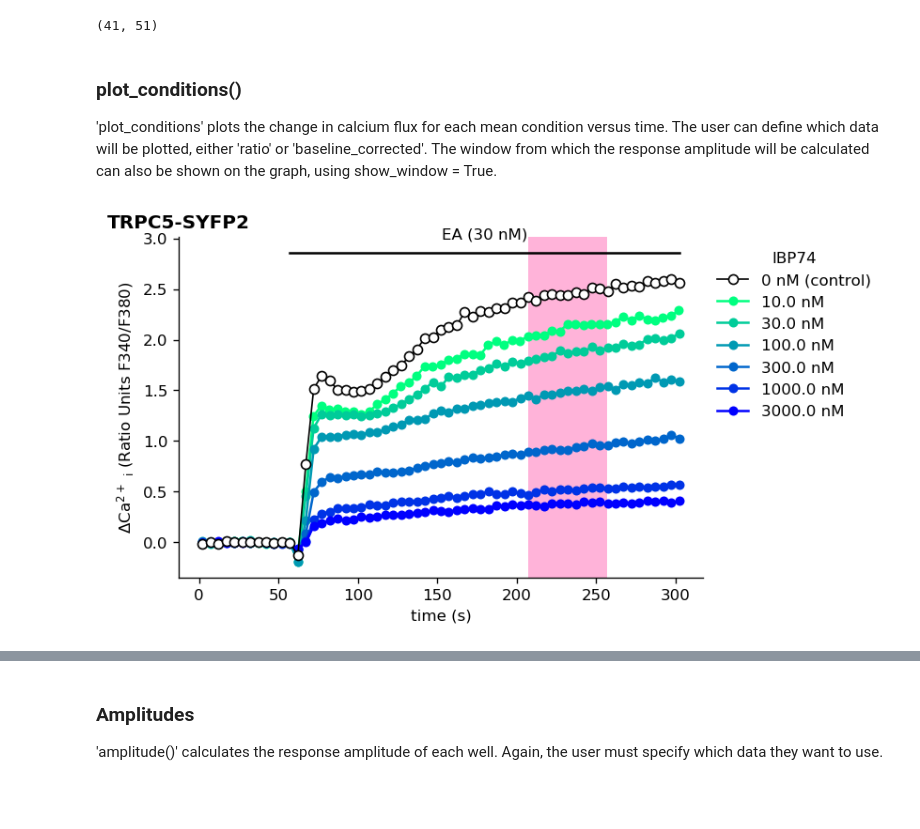
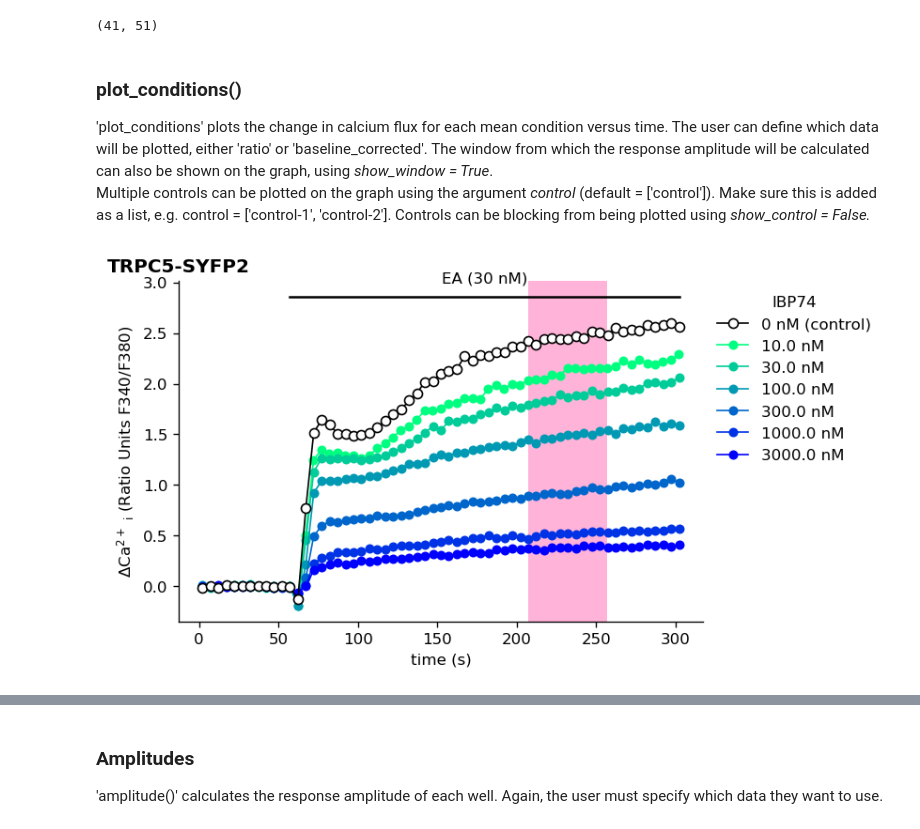
Before and after one commit to lawrencecollins/Ca-Flex-Analysis, a Jupyter notebook: Calcium Flex Analysis Demo Notebook.ipynb, the cells around one changed output, grey strips where cells are left out. Cells and saved outputs as stored; diff of their text form; code cells hidden in the pictures; blank space fills up the shorter version.

```diff
--- a/Calcium Flex Analysis Demo Notebook.ipynb
+++ b/Calcium Flex Analysis Demo Notebook.ipynb
@@ -139,8 +141,9 @@ plate1.window # .window returns the index from which the window will be taken
 (41, 51)
 # %% [markdown]
 ### plot_conditions() ###
-'plot_conditions' plots the change in calcium flux for each mean condition versus time. The user can define which data will be plotted, either 'ratio' or 'baseline_corrected'. The window from which the response amplitude will be calculated can also be shown on the graph, using show_window = True.
+'plot_conditions' plots the change in calcium flux for each mean condition versus time. The user can define which data will be plotted, either 'ratio' or 'baseline_corrected'. The window from which the response amplitude will be calculated can also be shown on the graph, using *show_window = True*.<br>
+Multiple controls can be plotted on the graph using the argument _control_ (default = \['control'\]). Make sure this is added as a list, e.g. control = \['control-1', 'control-2'\]. Controls can be blocking from being plotted using *show_control = False.*
 # %%
-plate1.plot_conditions('baseline_corrected', activator = "EA (30 nM)", title = 'TRPC5-SYFP2', show_window = True, control = True)
+plate1.plot_conditions('baseline_corrected', activator = "EA (30 nM)", title = 'TRPC5-SYFP2', show_window = True)
 # %% [output]
-[figure, old version]
+[figure, new version]
```
Also changed, not shown: parts of 9 cells of this notebook, 2 other files.
